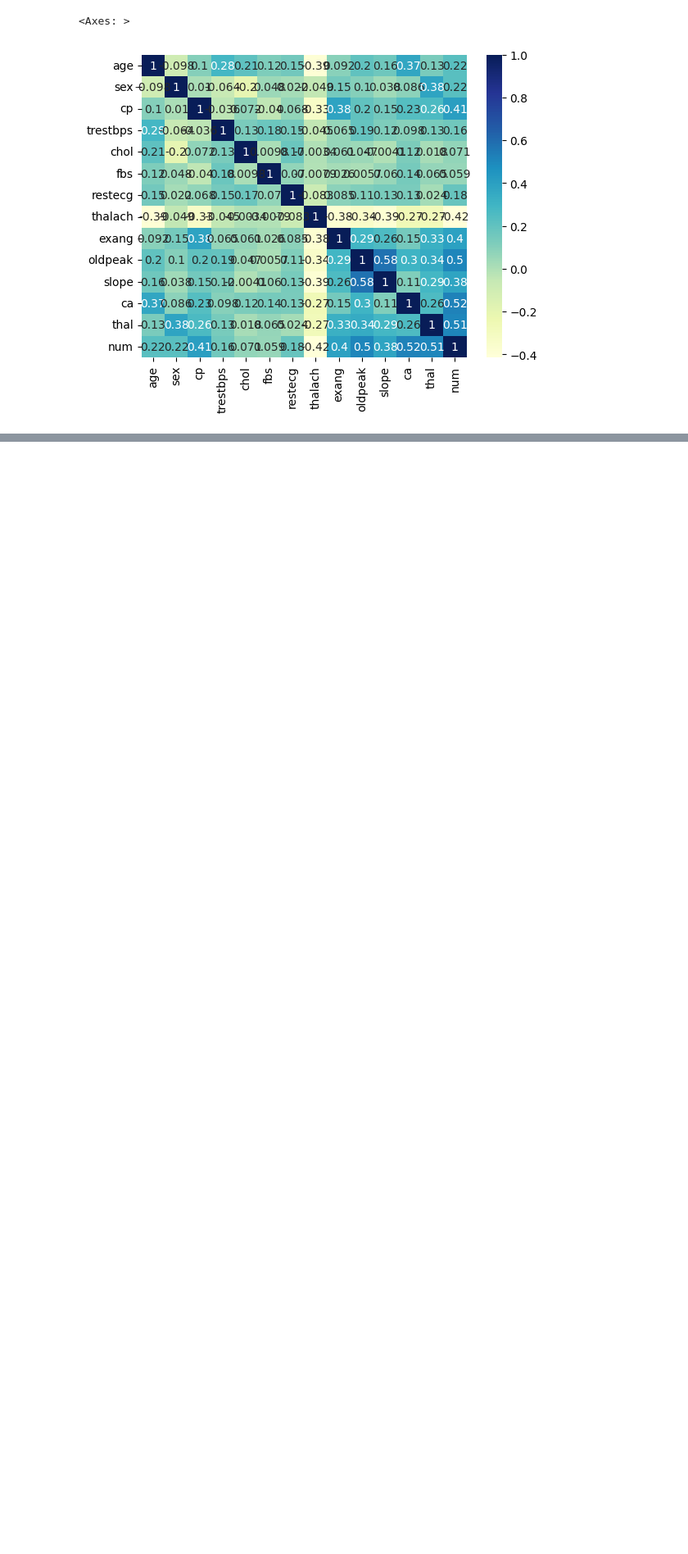
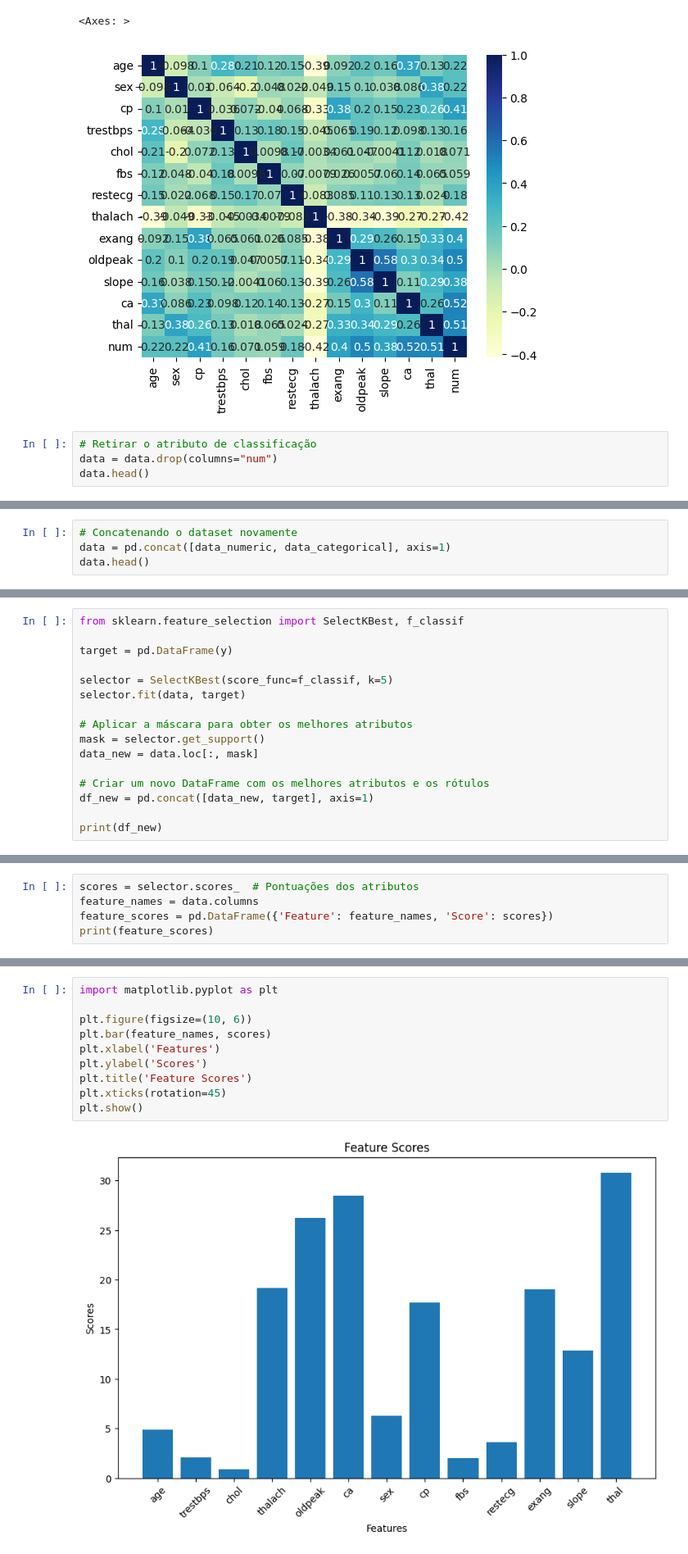
Before and after one commit to DanielAlmeida19/mineracao-dados-atividades, a Jupyter notebook: pre-processing.ipynb, the cells around one changed output, grey strips where cells are left out. Shown: that part at 82% size. Saved outputs shown, nothing was run; the diff lists cells and outputs as text; blank space fills up the shorter version.

Commit message:
feat: feature selection

```diff
--- a/pre-processing.ipynb
+++ b/pre-processing.ipynb
@@ -258,3 +258,7 @@ sns.heatmap(data.corr(), annot=True, cmap='YlGnBu')
 # %% [output]
 <Axes: >
 [figure]
+# %%
+# Retirar o atributo de classificação
+data = data.drop(columns="num")
+data.head()
@@ -260,0 +310,4 @@ sns.heatmap(data.corr(), annot=True, cmap='YlGnBu')
+# %%
+# Concatenando o dataset novamente
+data = pd.concat([data_numeric, data_categorical], axis=1)
+data.head()
@@ -260,0 +339,16 @@ sns.heatmap(data.corr(), annot=True, cmap='YlGnBu')
+# %%
+from sklearn.feature_selection import SelectKBest, f_classif
+
+target = pd.DataFrame(y)
+
+selector = SelectKBest(score_func=f_classif, k=5)
+selector.fit(data, target)
+
+# Aplicar a máscara para obter os melhores atributos
+mask = selector.get_support()
+data_new = data.loc[:, mask]
+
+# Criar um novo DataFrame com os melhores atributos e os rótulos
+df_new = pd.concat([data_new, target], axis=1)
+
+print(df_new)
@@ -260,0 +370,5 @@ sns.heatmap(data.corr(), annot=True, cmap='YlGnBu')
+# %%
+scores = selector.scores_  # Pontuações dos atributos
+feature_names = data.columns
+feature_scores = pd.DataFrame({'Feature': feature_names, 'Score': scores})
+print(feature_scores)
@@ -260,0 +390,12 @@ sns.heatmap(data.corr(), annot=True, cmap='YlGnBu')
+# %%
+import matplotlib.pyplot as plt
+
+plt.figure(figsize=(10, 6))
+plt.bar(feature_names, scores)
+plt.xlabel('Features')
+plt.ylabel('Scores')
+plt.title('Feature Scores')
+plt.xticks(rotation=45)
+plt.show()
+# %% [output]
+[figure, added]
```
Also changed, not shown: parts of 8 cells of this notebook.
